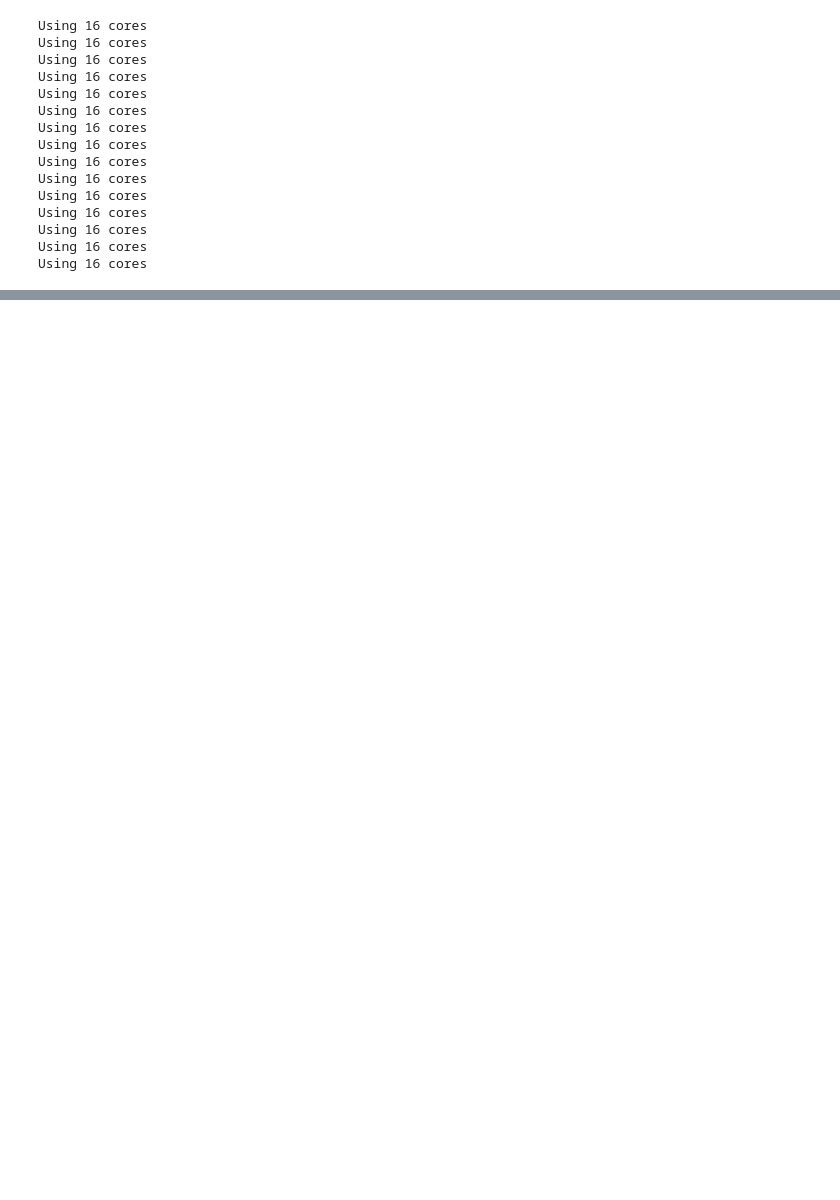
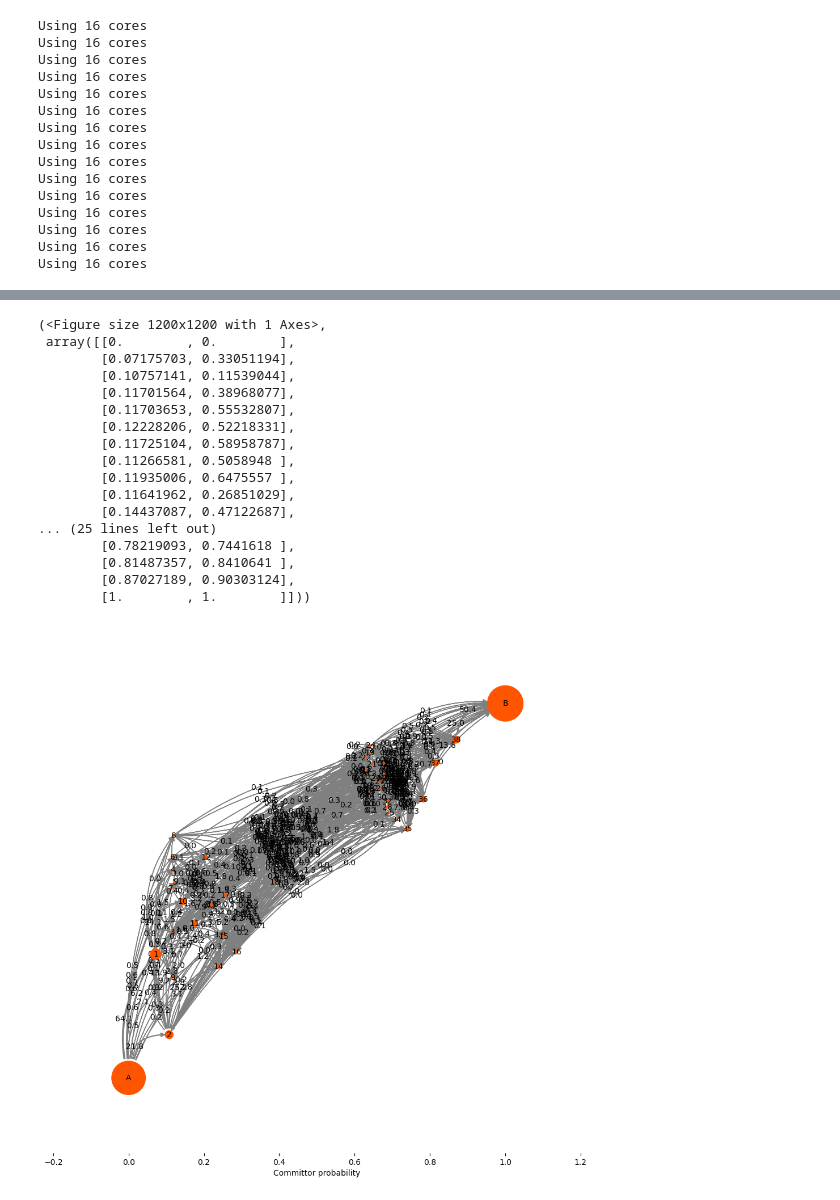
Before and after one commit to ravehlab/iMSM, a Jupyter notebook: 017_PRC_NTR_variants.ipynb, the cells around one changed output, grey strips where cells are left out. Saved outputs shown, nothing was run; the diff lists cells and outputs as text; code cells hidden in the pictures; blank space fills up the shorter version.

```diff
--- a/017_PRC_NTR_variants.ipynb
+++ b/017_PRC_NTR_variants.ipynb
@@ -130,0 +568,31 @@ for sites in n_sites:
+# %%
+
+import pyemma.plots as mplt
+import pyemma.msm as msm
+
+with open(f"data/ntr_variants/{4}_sites/{60}_radius/transition_matrices/218pca-{40}clusters-from_6-20.pickle", "rb") as f:
+    tm = pickle.load(f)
+
+M = msm.markov_model(tm)
+tpt = msm.tpt(M, [0], [39])
+
+mplt.plot_flux(tpt, flux_scale=100.0/tpt.total_flux, arrow_label_format="%3.1f", minflux=0.001)
+# %% [output]
+(<Figure size 1200x1200 with 1 Axes>,
+ array([[0.        , 0.        ],
+        [0.07175703, 0.33051194],
+        [0.10757141, 0.11539044],
+        [0.11701564, 0.38968077],
+        [0.11703653, 0.55532807],
+        [0.12228206, 0.52218331],
+        [0.11725104, 0.58958787],
+        [0.11266581, 0.5058948 ],
+        [0.11935006, 0.6475557 ],
+        [0.11641962, 0.26851029],
+        [0.14437087, 0.47122687],
+... (25 lines left out)
+        [0.78219093, 0.7441618 ],
+        [0.81487357, 0.8410641 ],
+        [0.87027189, 0.90303124],
+        [1.        , 1.        ]]))
+[figure, added]
```
Also changed, not shown: parts of 16 cells of this notebook, 9 other files.
